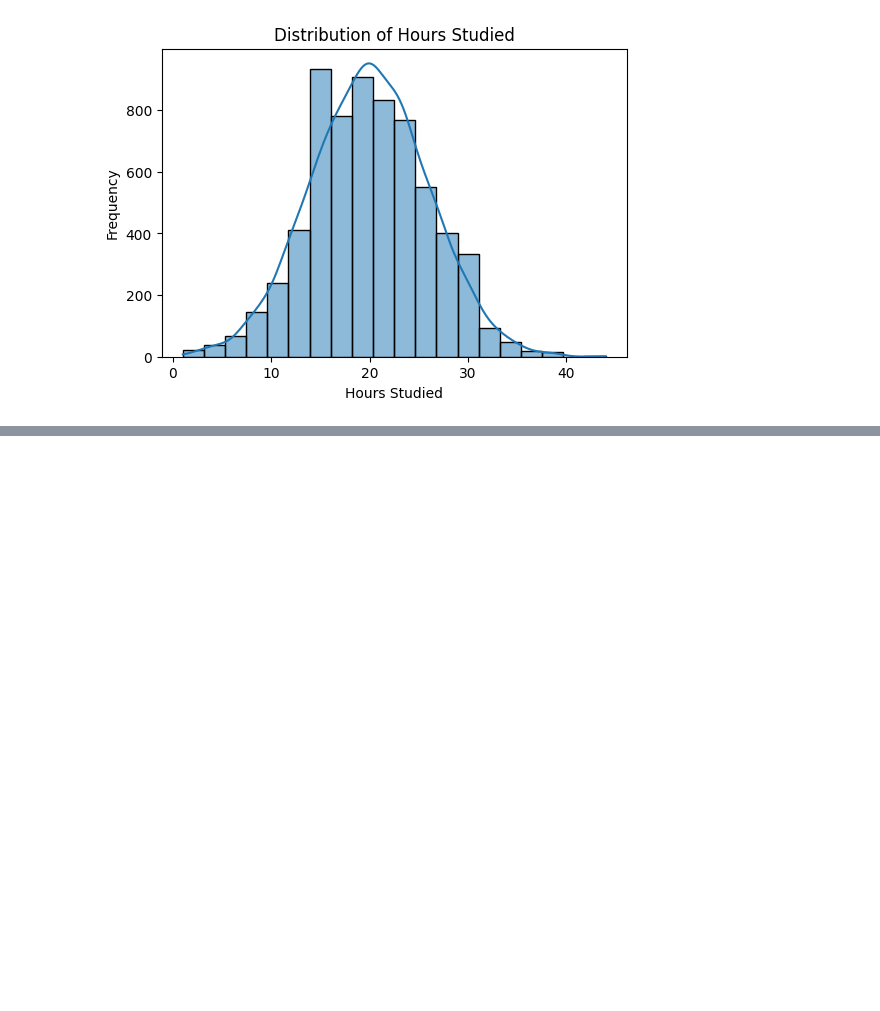
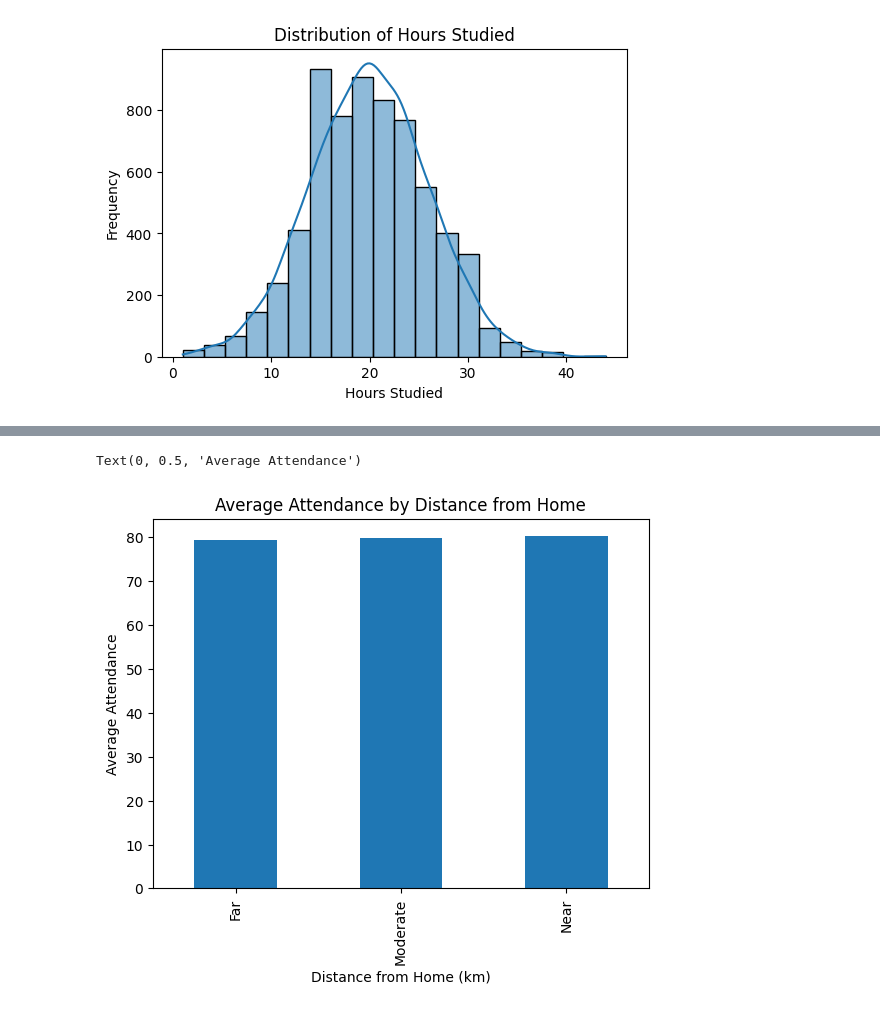
Before and after one commit to laxmansharma1811/Feature_Extraction_Project, a Jupyter notebook: student_performance.ipynb, the cells around one changed output, grey strips where cells are left out. Drawn from its saved outputs; the diff is of its cells as text; code cells hidden in the pictures; blank space fills up the shorter version.

```diff
--- a/student_performance.ipynb
+++ b/student_performance.ipynb
@@ -129,0 +156,8 @@ plt.show()
+# %%
+df.groupby('Distance_from_Home')['Attendance'].mean().plot(kind='bar')
+plt.title('Average Attendance by Distance from Home')
+plt.xlabel('Distance from Home (km)')
+plt.ylabel('Average Attendance')
+# %% [output]
+Text(0, 0.5, 'Average Attendance')
+[figure, added]
```
Also changed, not shown: parts of 4 cells of this notebook.
